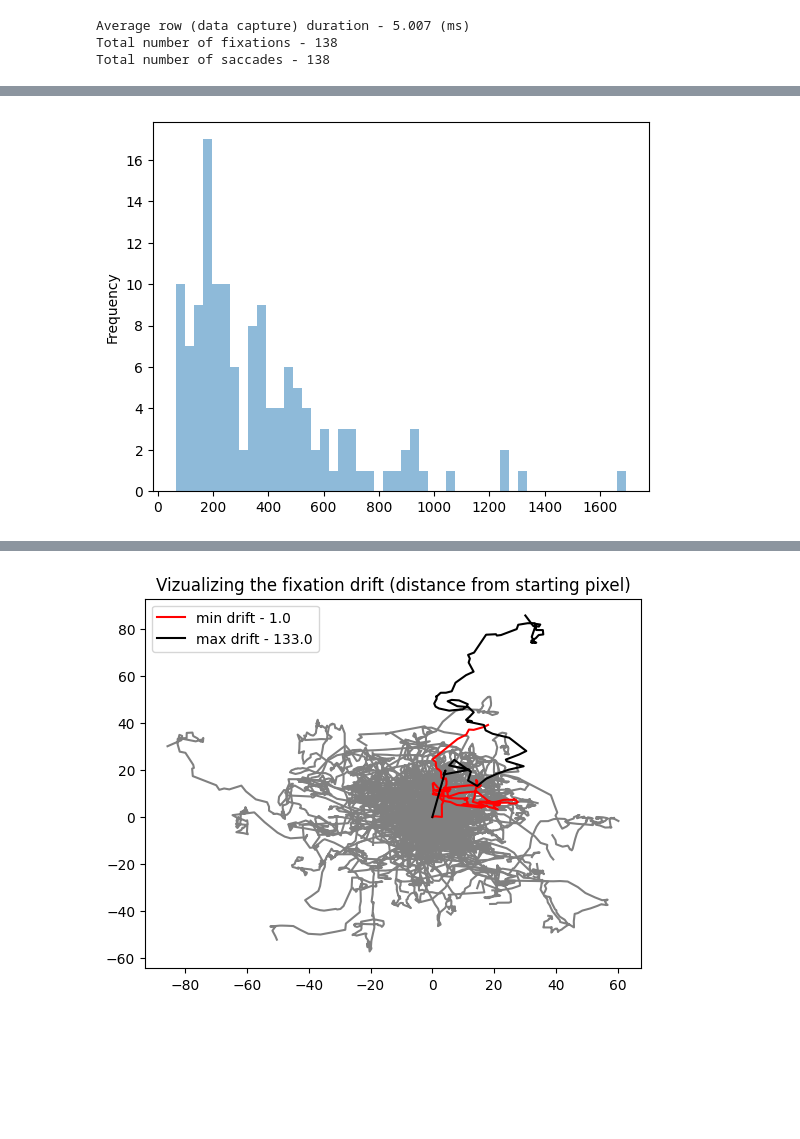
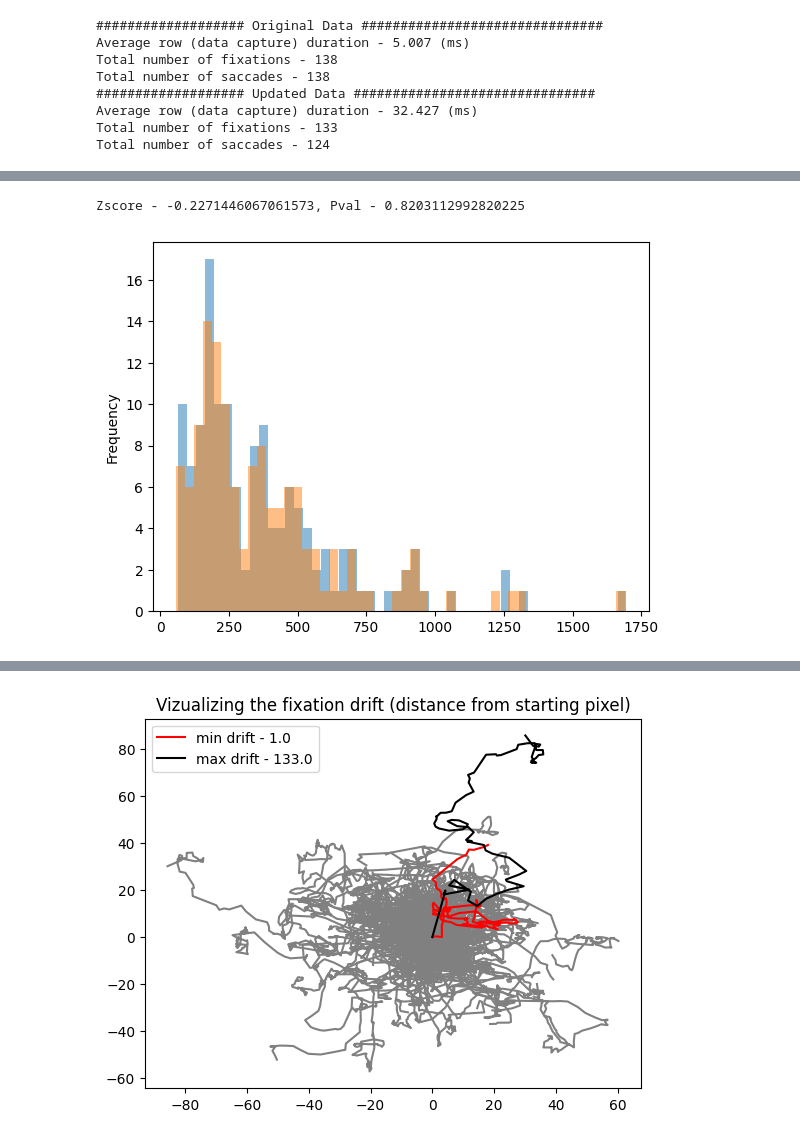
Before and after one commit to nogibjj/Tracking-Gazes-on-Museum-Pieces-Data-Plus, a Jupyter notebook: heatmap_qc.ipynb, the cells around one changed output, grey strips where cells are left out. Cells and saved outputs as stored; diff of their text form; code cells hidden in the pictures; blank space fills up the shorter version.

Commit message:
updating heatmap code

```diff
--- a/heatmap_qc.ipynb
+++ b/heatmap_qc.ipynb
@@ -32,0 +44,23 @@ for index, row in df.iterrows():
+# %%
+updated_df = pd.read_csv(f'heatmap/output/updated_gaze_{participant}.csv')
+display(updated_df.head())
+
+"""
+Pre-processing
+"""
+updated_df['shifted_timestamp'] = updated_df['timestamp [ns]'].shift(-1)
+updated_df['row_duration'] = (updated_df['shifted_timestamp'] - updated_df['timestamp [ns]'])
+updated_df['saccade id'] = None
+
+for index, row in updated_df.iterrows():
+    if index == 0:
+        continue
+
+    if row['fixation id'] != row['fixation id']: #NaN for missing values
+        # get prev fixation id value
+        if updated_df['fixation id'][index-1] == updated_df['fixation id'][index-1]:
+            updated_df.loc[index, 'saccade id'] = updated_df['fixation id'][index-1]
+        else:
+            updated_df.loc[index, 'saccade id'] = updated_df['saccade id'][index-1]
+
+display(updated_df.head())
@@ -32,0 +80,5 @@ for index, row in df.iterrows():
+# %%
+updated_df['ref_x_pixel_diff'] = updated_df['ref_x_pixel'] - updated_df['gaze x [px]']
+updated_df['ref_y_pixel_diff'] = updated_df['ref_y_pixel'] - updated_df['gaze y [px]']
+
+updated_df[['ref_x_pixel_diff', 'ref_y_pixel_diff']].describe()
@@ -34,20 +96,40 @@ for index, row in df.iterrows():
 """
 Basic Analysis
 """
-print(f'Average row (data capture) duration - {df["row_duration"].mean():.3f} (ms)')
-print(f'Total number of fixations - {df["fixation id"].nunique()}')
-print(f'Total number of saccades - {df["saccade id"].nunique()}')
+print('################### Original Data ###############################')
+print(f'Average row (data capture) duration - {orig_df["row_duration"].mean():.3f} (ms)')
+print(f'Total number of fixations - {orig_df["fixation id"].nunique()}')
+print(f'Total number of saccades - {orig_df["saccade id"].nunique()}')
+
+
+print('################### Updated Data ###############################')
+print(f'Average row (data capture) duration - {updated_df["row_duration"].mean():.3f} (ms)')
+print(f'Total number of fixations - {updated_df["fixation id"].nunique()}')
+print(f'Total number of saccades - {updated_df["saccade id"].nunique()}')
 # %% [output]
+################### Original Data ###############################
 Average row (data capture) duration - 5.007 (ms)
 Total number of fixations - 138
 Total number of saccades - 138
+################### Updated Data ###############################
+Average row (data capture) duration - 32.427 (ms)
+Total number of fixations - 133
+Total number of saccades - 124
 # %%
 """
 Fixation Analysis - Duration (ms)
 """
-fixation_duration_ms = df.groupby('fixation id').sum().reset_index()
-fixation_duration_ms = fixation_duration_ms[['fixation id', 'row_duration']]
-display(fixation_duration_ms[['row_duration']].describe().rename(columns={"row_duration":'fixations'}).T)
-ax = fixation_duration_ms['row_duration'].plot.hist(bins=50, alpha=0.5)
+orig_fixation = orig_df.groupby('fixation id').sum().reset_index()
+orig_fixation = orig_fixation[['fixation id', 'row_duration']]
+display(orig_fixation[['row_duration']].describe().rename(columns={"row_duration":'Original Data fixations durations'}).T)
+ax = orig_fixation['row_duration'].plot.hist(bins=50, alpha=0.5)
+
+updated_fixation = updated_df.groupby('fixation id').sum().reset_index()
+updated_fixation = updated_fixation[['fixation id', 'row_duration']]
+display(updated_fixation[['row_duration']].describe().rename(columns={"row_duration":'Updated Data fixation durations'}).T)
+ax = updated_fixation['row_duration'].plot.hist(bins=50, alpha=0.5)
+
+zscore, pval = ztest(updated_fixation['row_duration'], orig_fixation['row_duration'], value=abs(updated_fixation['row_duration'].mean() - orig_fixation['row_duration'].mean()))
+print(f'Zscore - {zscore}, Pval - {pval}')
 # %% [output]
 |  | count | mean | std | min | 25% | 50% | 75% | max |
@@ -55,4 +139,5 @@ ax = fixation_duration_ms['row_duration'].plot.hist(bins=50, alpha=0.5)
+Zscore - -0.2271446067061573, Pval - 0.8203112992820225
-[figure, old version]
+[figure, new version]
 # %%
 """
 Saccade Analysis - Duration (ms)
```
Also changed, not shown: parts of 6 cells of this notebook, 23 other files.
